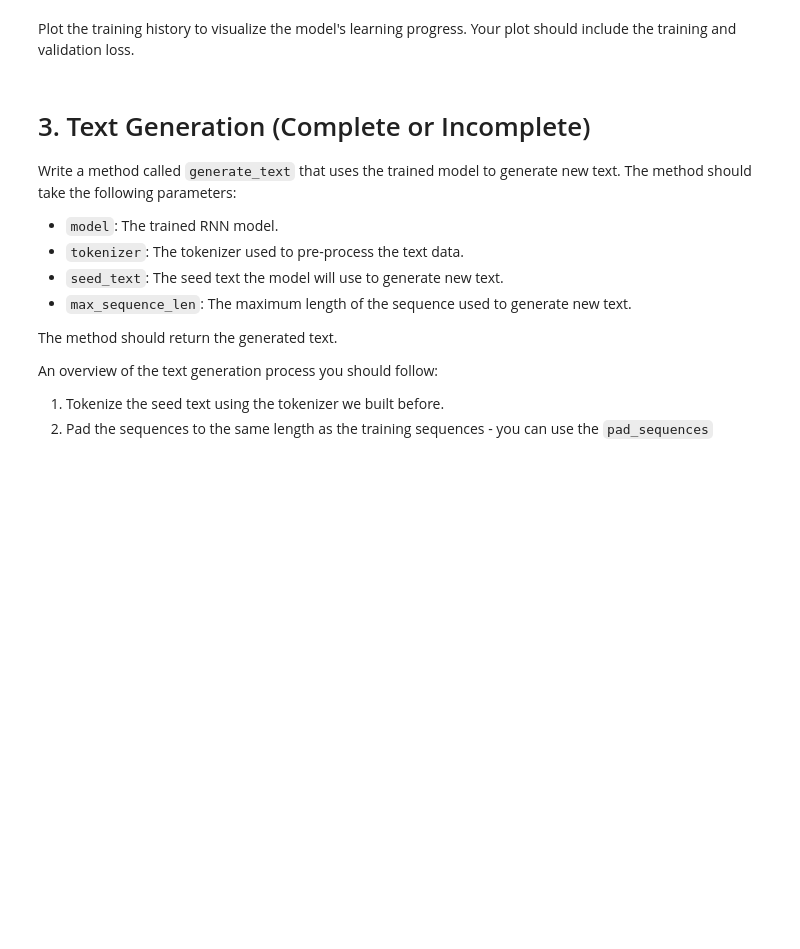
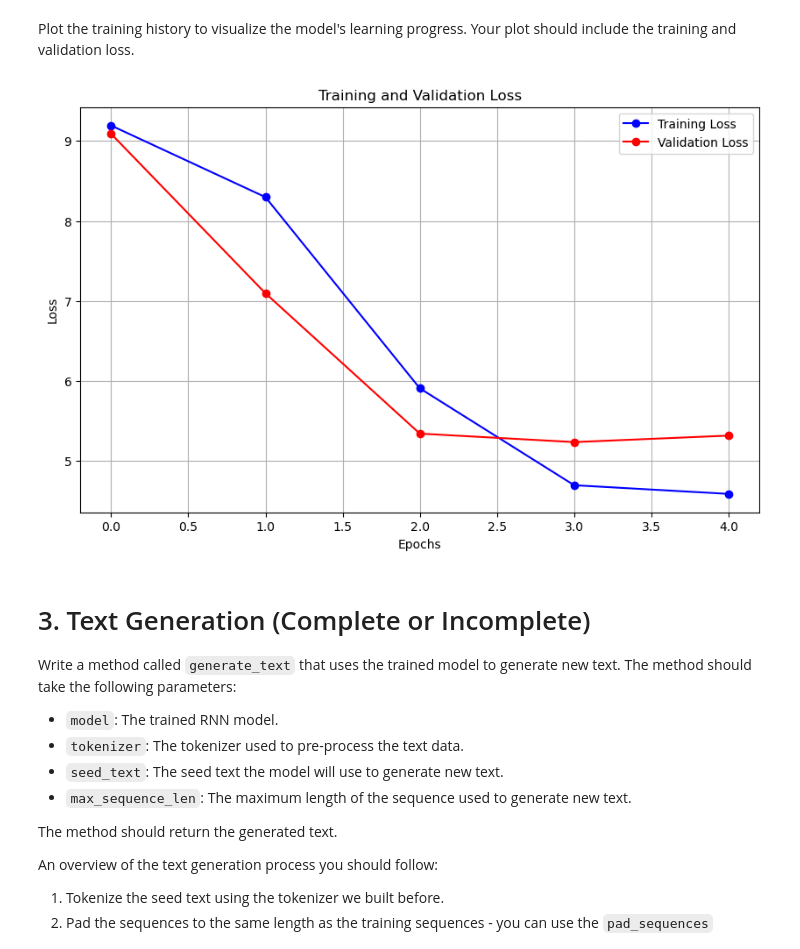
Before and after one commit to olgayakushenko/deep_learning, a Jupyter notebook: 02_activities/assignments/assignment_2.ipynb, the cells around one changed output. Drawn from its saved outputs; the diff is of its cells as text; code cells hidden in the pictures; blank space fills up the shorter version.

```diff
--- a/02_activities/assignments/assignment_2.ipynb
+++ b/02_activities/assignments/assignment_2.ipynb
@@ -124,7 +124,7 @@ Now that the text has been tokenized, we need to create sequences the model can
 *   Generate the training sequences. Each training sequence should contain `SEQ_LENGTH` token IDs from the text. The target token for each sequence should be the word that follows the sequence in the text.
 # %%
 import numpy as np
-SEQ_LENGTH = 50 # Choose an appropriate sequence length
+SEQ_LENGTH = 30 # Choose an appropriate sequence length
 
 # Convert the text to a list of sequences of numbers
 sequences = tokenizer.texts_to_sequences([text])[0]
@@ -140,13 +140,7 @@ def generate_sequences(sequences, seq_length):
         y.append(sequences[i + seq_length])
     return np.array(X), np.array(y)
 
-#X, y = generate_sequences(sequences, SEQ_LENGTH)
-
-for i in range(len(sequences) - SEQ_LENGTH):
-    input_seq = sequences[i:i + SEQ_LENGTH]
-    target_token = sequences[i + SEQ_LENGTH]
-    X.append(input_seq)
-    y.append(target_token)
+X, y = generate_sequences(sequences, SEQ_LENGTH)
 
 # Convert X and y into numpy arrays
 X = np.array(X)
@@ -215,8 +208,8 @@ from keras.layers import Embedding, LSTM, Dense
 
 model = Sequential([
     # Your code here
-    Embedding(input_dim=VOCAB_SIZE, output_dim=50, input_length=SEQ_LENGTH),
-    LSTM(units=100, return_sequences=False),
+    Embedding(input_dim=VOCAB_SIZE, output_dim=100, input_length=SEQ_LENGTH),
+    LSTM(units=128, return_sequences=False),
     Dense(VOCAB_SIZE, activation='softmax')
 ])
 
@@ -252,7 +247,7 @@ Optimizer: adam is chosen for its adaptive learning rate capabilities and overal
 # %%
 # Your code here
 # Compile the model
-model.compile(optimizer='adam', loss='sparse_categorical_crossentropy', metrics=['accuracy'])
+model.compile(optimizer='adam', loss='categorical_crossentropy', metrics=['accuracy'])
 
 # Print model summary
 model.summary()
@@ -279,5 +276,5 @@ Train the model on the training data you've prepared.
 * Store the training history in a variable called `history`.
 # %%
 # Your code here
-history = model.fit(X_train, y_train, validation_data=(X_val,y_val), epochs=5, batch_size=128)
+history = model.fit(X_train, y_train, epochs=5, batch_size=128, validation_data=(X_val, y_val))
 # %% [output]
@@ -287,7 +293,21 @@ Plot the training history to visualize the model's learning progress. Your plot
 # %%
 import matplotlib.pyplot as plt
 
 # Your code here
+train_loss = history.history['loss']
+val_loss = history.history['val_loss']
+
+plt.figure(figsize=(10, 6))
+plt.plot(train_loss, 'bo-', label='Training Loss')
+plt.plot(val_loss, 'ro-', label='Validation Loss')
+plt.title('Training and Validation Loss')
+plt.xlabel('Epochs')
+plt.ylabel('Loss')
+plt.legend()
+plt.grid(True)
+plt.show()
+# %% [output]
+[figure, added]
 # %% [markdown]
 # 3. Text Generation (Complete or Incomplete)
 
```
Also changed, not shown: parts of 10 cells of this notebook.
